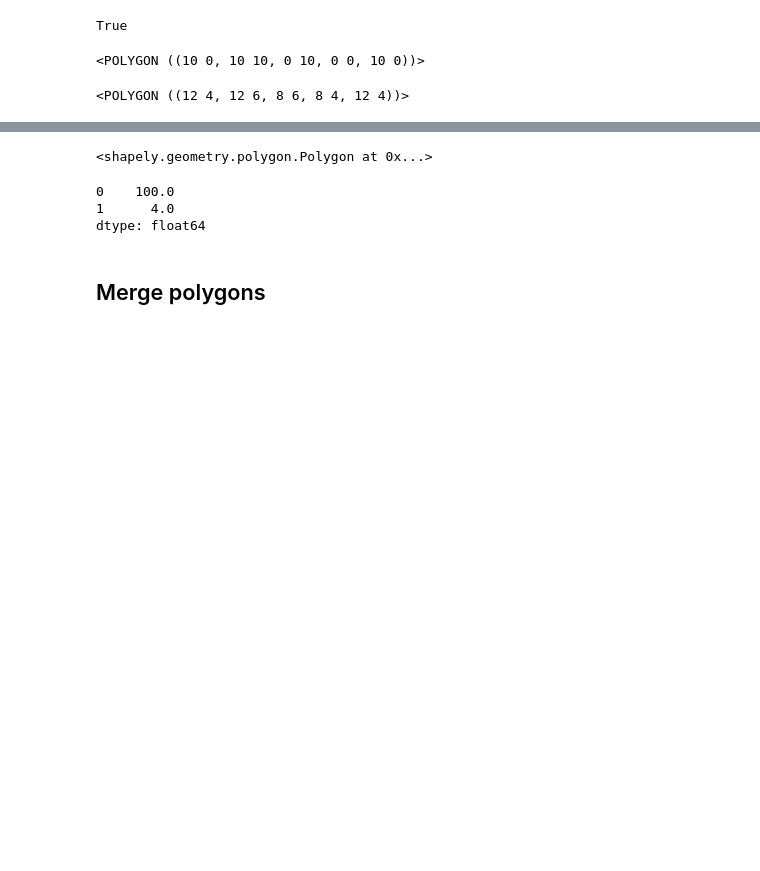
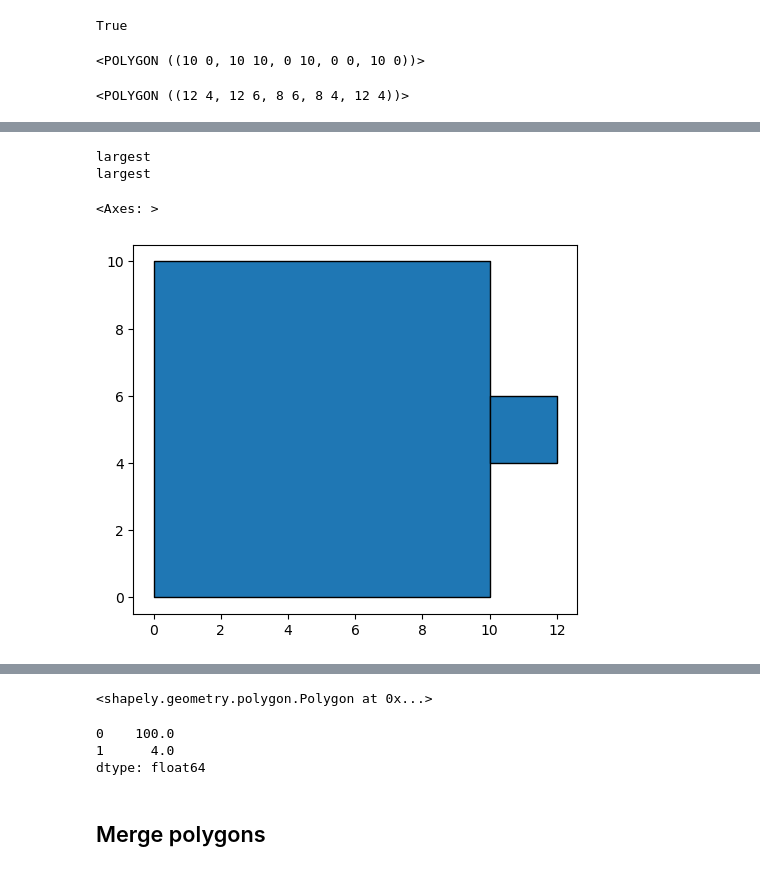
Before and after one commit to sjsrey/geoplanar, a Jupyter notebook: notebooks/overlaps.ipynb, the cells around one changed output, grey strips where cells are left out. Drawn from its saved outputs; the diff is of its cells as text; code cells hidden in the pictures; blank space fills up the shorter version.

```diff
--- a/notebooks/overlaps.ipynb
+++ b/notebooks/overlaps.ipynb
@@ -62 +64,9 @@ gdf.plot(edgecolor='k')
+# %%
+gdf_l = geoplanar.trim_overlaps(gdf)
+gdf_l.plot(edgecolor='k')
+# %% [output]
+largest
+largest
+<Axes: >
+[figure, added]
 # %%
```
Also changed, not shown: parts of 10 cells of this notebook, 3 other files.
